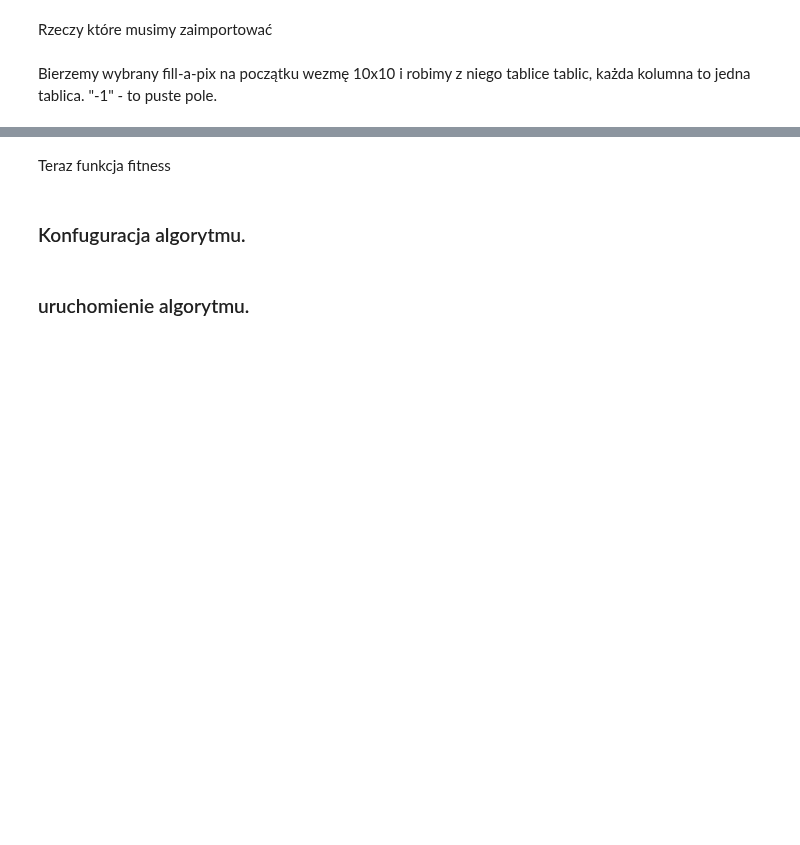
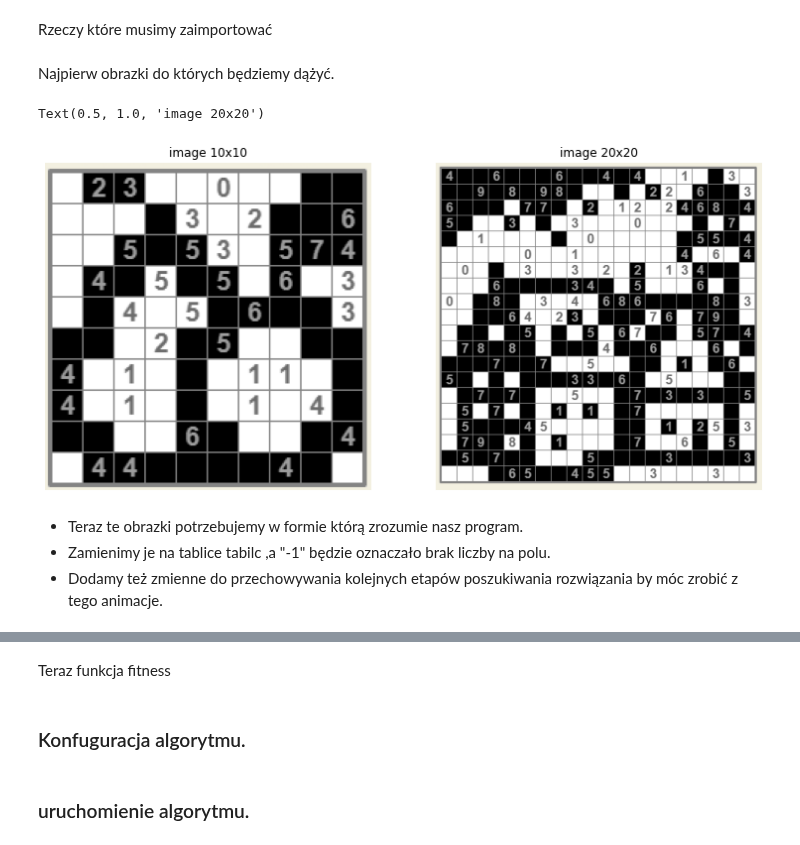
Before and after one commit to marcelmalewski/INF_Marcel_Malewski_274929, a Jupyter notebook: projekt1/projekt1.ipynb, the cells around one changed output, grey strips where cells are left out. Cells and saved outputs as stored; diff of their text form; code cells hidden in the pictures; blank space fills up the shorter version.

```diff
--- a/projekt1/projekt1.ipynb
+++ b/projekt1/projekt1.ipynb
@@ -17,6 +35,41 @@ import numpy as np
 import matplotlib.pylab as plt
 import matplotlib.animation as animation
 import matplotlib.image as mpimg
-# %% [markdown]
-Bierzemy wybrany fill-a-pix na początku wezmę 10x10 i robimy z niego tablice tablic, każda kolumna to jedna tablica.
-"-1" - to puste pole.
+# %% [markdown]
+Najpierw obrazki do których będziemy dążyć.
+# %%
+fill_a_pix_10_x_10_image = mpimg.imread('./fillAPix10x10.PNG')
+fill_a_pix_20_x_20_image = mpimg.imread('./fillAPix20x20.PNG')
+
+fig = plt.figure(figsize=(20, 20))
+
+rows = 1
+columns = 3
+
+fig.add_subplot(rows, columns, 1)
+
+# showing image
+plt.imshow(fill_a_pix_10_x_10_image)
+plt.axis('off')
+plt.title("image 10x10")
+
+fig.add_subplot(rows, columns, 2)
+
+# showing image
+plt.imshow(fill_a_pix_20_x_20_image)
+plt.axis('off')
+plt.title("image 20x20")
+
+# fig.add_subplot(rows, columns, 3)
+#
+# # showing image
+# plt.imshow(imXOR2)
+# plt.axis('off')
+# plt.title("XOR")
+# %% [output]
+Text(0.5, 1.0, 'image 20x20')
+[figure, added]
+# %% [markdown]
+* Teraz te obrazki potrzebujemy w formie którą zrozumie nasz program.
+* Zamienimy je na tablice tabilc ,a "-1" będzie oznaczało brak liczby na polu.
+* Dodamy też zmienne do przechowywania kolejnych etapów poszukiwania rozwiązania by móc zrobić z tego animacje.
```
Also changed, not shown: parts of 11 cells of this notebook, 2 other files.
